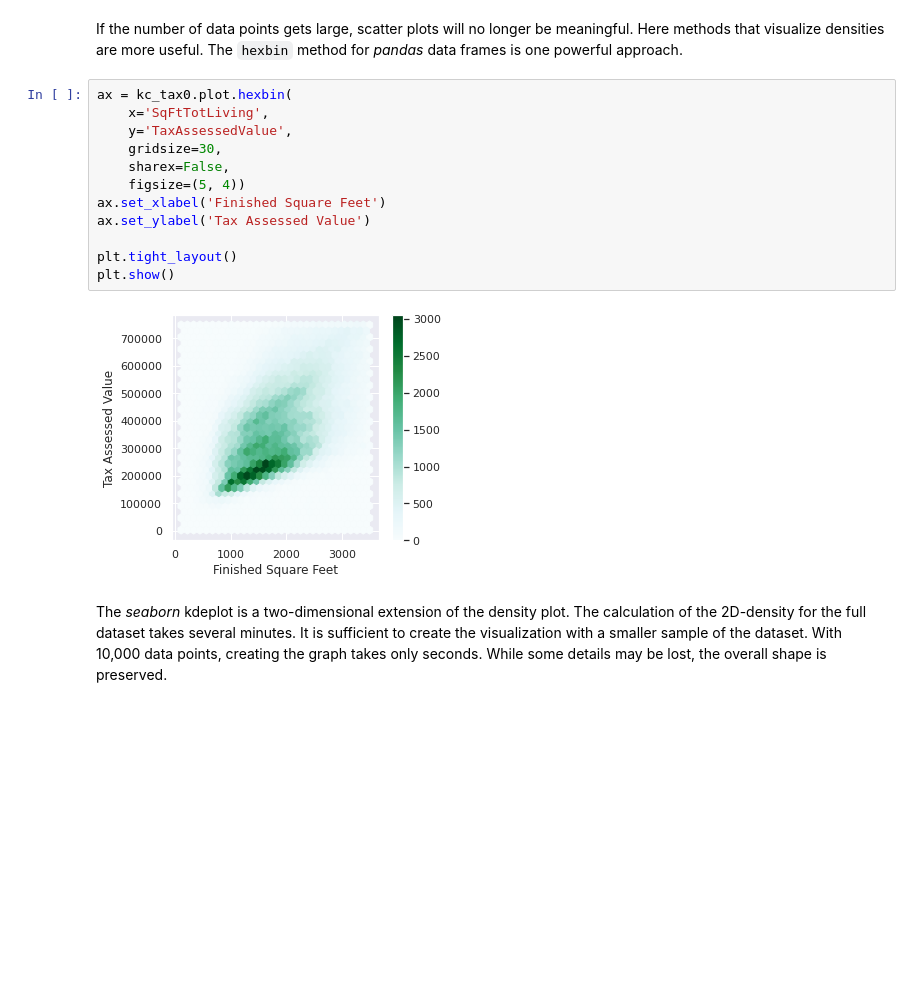
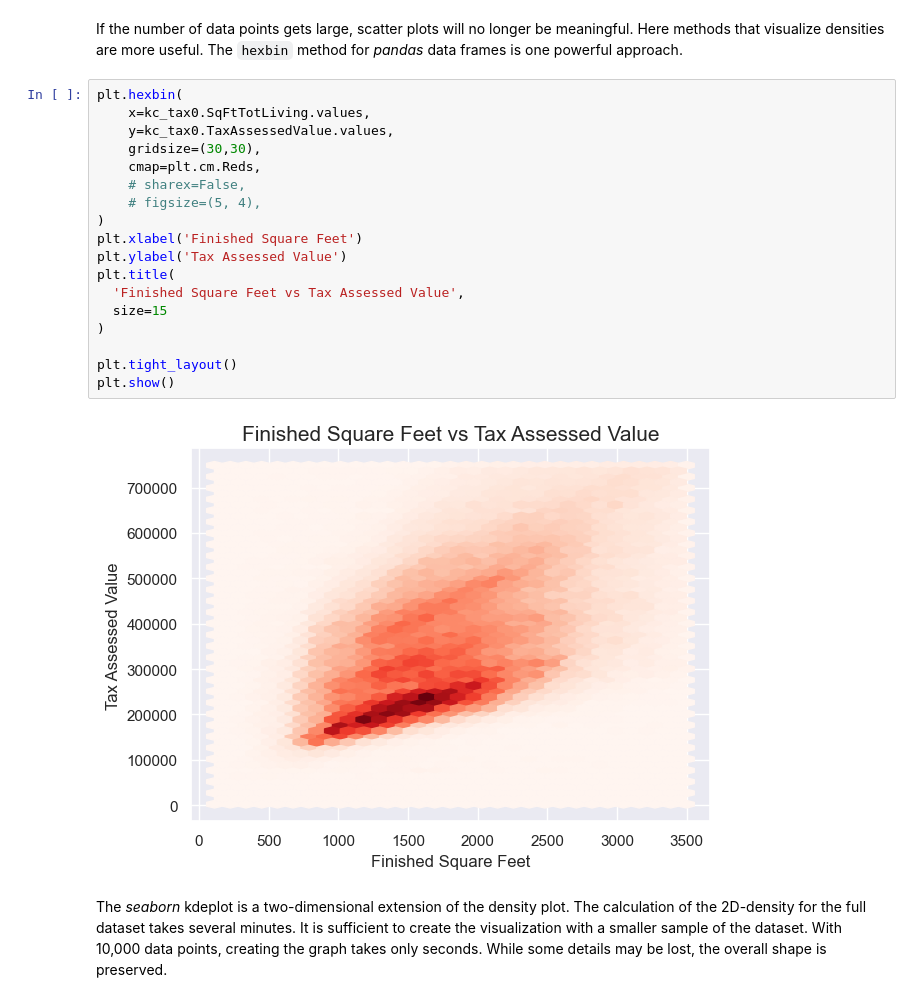
Before and after one commit to lingeringcode/3844f23-writing-digital-media, a Jupyter notebook: book/03-Pandas-Data-Analysis/05-Pandas-EDA-Overview-Practical-Stats.ipynb, the cells around one changed output. Cells and saved outputs as stored; diff of their text form; blank space fills up the shorter version.

```diff
--- a/book/03-Pandas-Data-Analysis/05-Pandas-EDA-Overview-Practical-Stats.ipynb
+++ b/book/03-Pandas-Data-Analysis/05-Pandas-EDA-Overview-Practical-Stats.ipynb
@@ -502,19 +492,25 @@ print(kc_tax0.shape)
 # %% [markdown]
 If the number of data points gets large, scatter plots will no longer be meaningful. Here methods that visualize densities are more useful. The `hexbin` method for _pandas_ data frames is one powerful approach.
 # %%
-ax = kc_tax0.plot.hexbin(
-    x='SqFtTotLiving',
-    y='TaxAssessedValue',
-    gridsize=30,
-    sharex=False,
-    figsize=(5, 4))
-ax.set_xlabel('Finished Square Feet')
-ax.set_ylabel('Tax Assessed Value')
+plt.hexbin(
+    x=kc_tax0.SqFtTotLiving.values,
+    y=kc_tax0.TaxAssessedValue.values,
+    gridsize=(30,30),
+    cmap=plt.cm.Reds,
+    # sharex=False,
+    # figsize=(5, 4),
+)
+plt.xlabel('Finished Square Feet')
+plt.ylabel('Tax Assessed Value')
+plt.title(
+  'Finished Square Feet vs Tax Assessed Value',
+  size=15
+)
 
 plt.tight_layout()
 plt.show()
 # %% [output]
-[figure, old version]
+[figure, new version]
 # %% [markdown]
 The _seaborn_ kdeplot is a two-dimensional extension of the density plot. The calculation of the 2D-density for the full dataset takes several minutes. It is sufficient to create the visualization with a smaller sample of the dataset. With 10,000 data points, creating the graph takes only seconds. While some details may be lost, the overall shape is preserved.
 # %%
```
Also changed, not shown: parts of 43 cells of this notebook.
